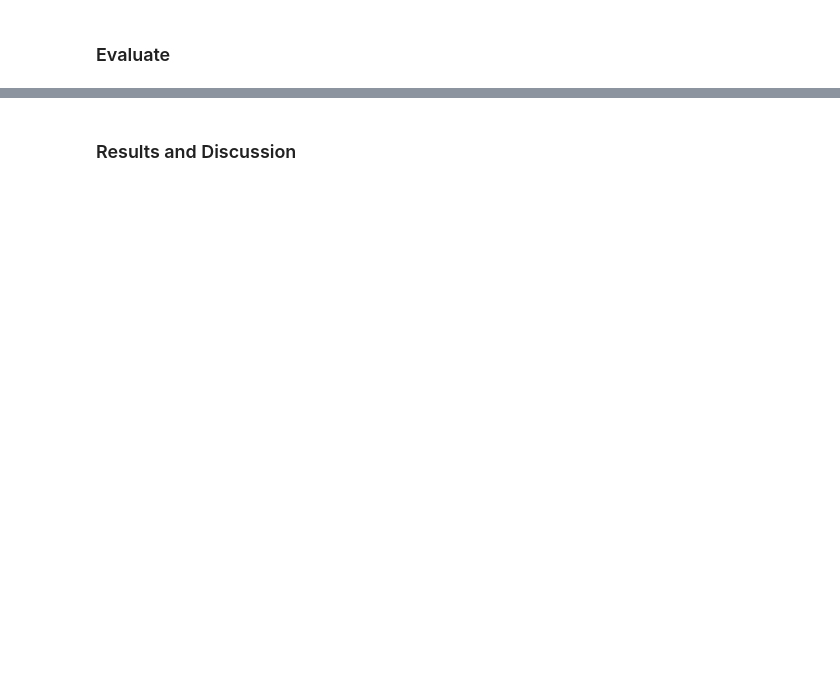
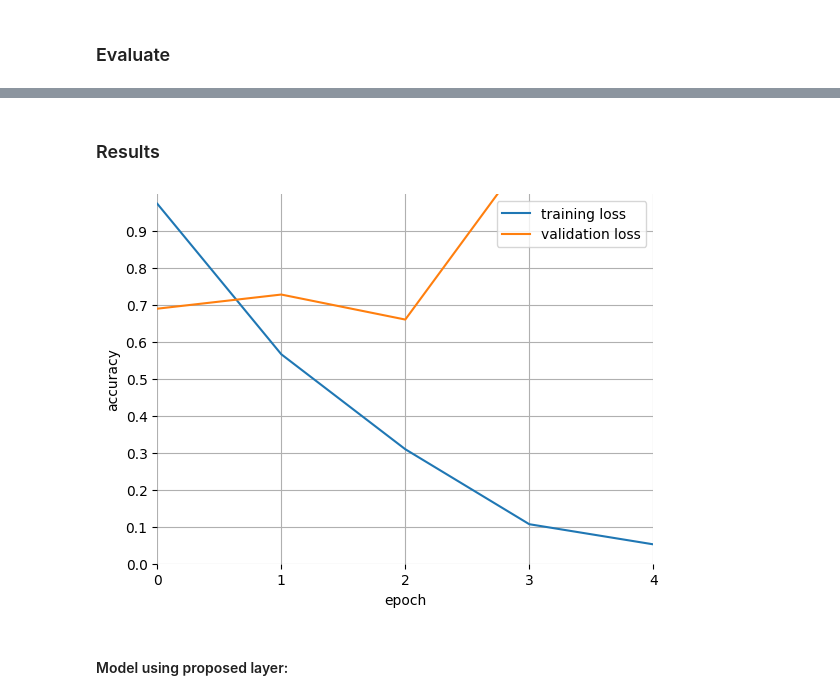
Before and after one commit to skrmanglam/CT5135_Assignment2, a Jupyter notebook: Assignment_2.ipynb, the cells around one changed output, grey strips where cells are left out. Saved outputs shown, nothing was run; the diff lists cells and outputs as text; code cells hidden in the pictures; blank space fills up the shorter version.

Commit message:
Finished implementation of custom layer.

```diff
--- a/Assignment_2.ipynb
+++ b/Assignment_2.ipynb
@@ -292,2 +266,5 @@ in user code:
+# %%
+model.compile(optimizer=tf.keras.optimizers.legacy.Adam(learning_rate=0.001),
+              loss=tf.keras.losses.CategoricalCrossentropy())
 # %% [markdown]
 ### Fit
@@ -295,0 +271,7 @@ in user code:
+# %%
+history = model.fit(
+    X_train,
+    y_train,
+    batch_size = 8,
+    epochs = 5,
+    validation_split = 0.2)
@@ -300,2 +296,2 @@ in user code:
 # %% [markdown]
-### Results and Discussion
+### Results
@@ -303,0 +298,20 @@ in user code:
+# %%
+plt.figure(0)
+plt.plot(history.history['loss'])
+plt.plot(history.history['val_loss'])
+plt.ylabel('accuracy')
+plt.xlabel('epoch')
+plt.legend(['training loss', 'validation loss'], loc='upper right')
+plt.xlim(0, 4)
+plt.xticks(np.arange(0, 5, 1))
+plt.ylim(0, 1)
+plt.yticks(np.arange(0, 1, 0.1))
+plt.grid(True)
+plt.rcParams['grid.color'] = (0.1, 0.1, 0.1, 0.1)
+for pos in ['right', 'top', 'bottom', 'left']:
+    plt.gca().spines[pos].set_visible(False)
+plt.show()
+# %% [output]
+[figure, added]
+# %% [markdown]
+#### Model using proposed layer:
```
Also changed, not shown: parts of 37 cells of this notebook.
